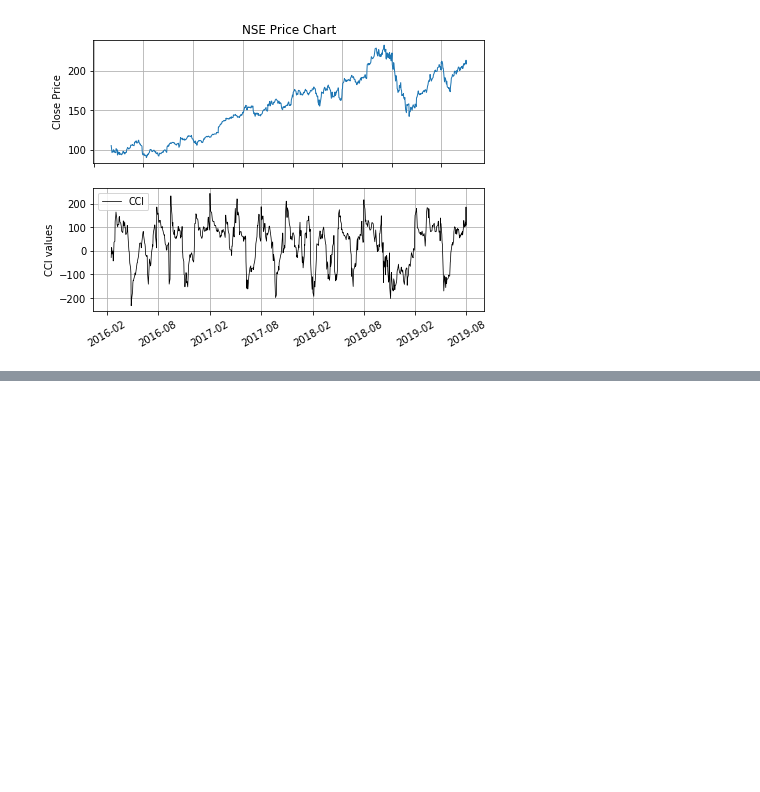
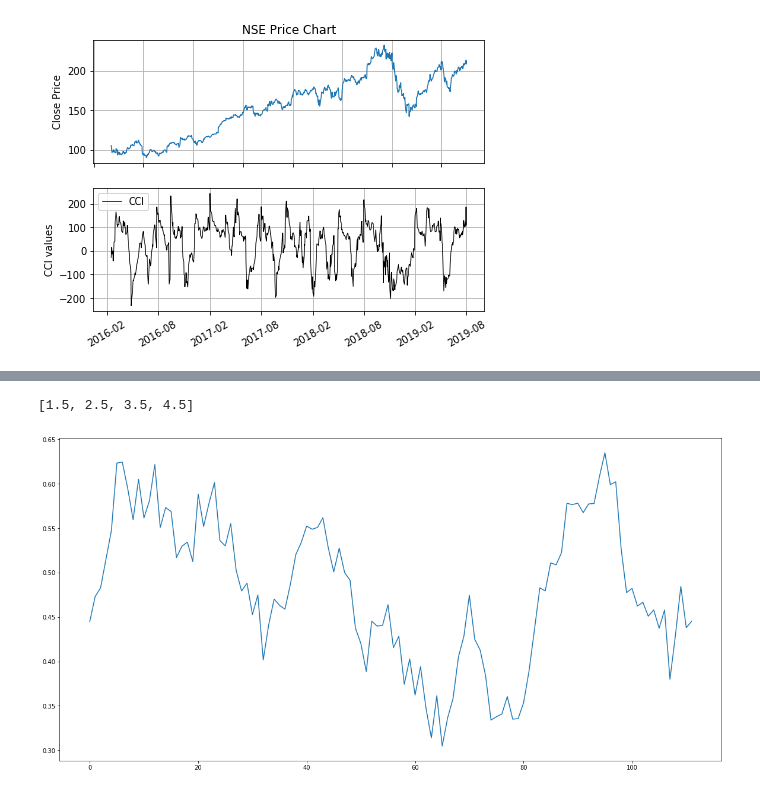
Before and after one commit to roshanr11/Deep-Learning-for-Trading-RNN-LSTMs-getRichWithStocks.py, a Jupyter notebook: v1mainstockfile_notebookversion.ipynb, the cells around one changed output, grey strips where cells are left out. Cells and saved outputs as stored; diff of their text form; code cells hidden in the pictures; blank space fills up the shorter version.

Commit message:
yay got some basic UI working

```diff
--- a/v1mainstockfile_notebookversion.ipynb
+++ b/v1mainstockfile_notebookversion.ipynb
@@ -124,6 +133,8 @@ def calcMA(data, numDays, calcType):
 
         data = data.join(exp)
         return data
+    else:
+        raise Exception("Type of moving average calculation unspecified... please choose either 'simple' or 'exponential'")
 # %%
 # def stochasticK(close, low, high, n):
 #     STOK = ((close - pd.rolling_min(low, n)) / (pd.rolling_max(high, n) - pd.rolling_min(low, n))) * 100
@@ -583,7 +592,8 @@ jawnson()
 
 
 def createPrediction(data, epochs):
-
+    data = calcMA(data, 5, 'simple') # append 5 day simple moving average colum under ['SMA'] to
+                                     # stock data df using previously written function
 
     closeData = data['Close']
     timeData = list(range(len(data.index.values) + 1))
@@ -683,6 +693,16 @@ def createPrediction(data, epochs):
 
 
     # plt.plot(pd.Series(preds))
-def plotPrediction(data, epochs):
-    preds = createPrediction(data, epochs)
-    plt.plot(pd.Series(preds))
+def plotPrediction(data, numDays):
+    # TODO: [11/25 3:33 PM] create function to denormalize prediction data after prediction
+    # ^basically unsqueeze the data from 0-1 values to original values using this equation
+    # https://stackoverflow.com/questions/32888108/denormalization-of-predicted-data-in-neural-networks
+
+
+    preds = createPrediction(data, 5)
+#     print("ma list:", calcMAforPlots(preds, 5))
+#     print(pd.Series(preds))
+    maPreds = calcMAforPlots(preds, 10)
+#     plt.plot(pd.Series(preds))
+    plt.plot(pd.Series(maPreds))
+    plt.show()
@@ -688,0 +716,8 @@ def plotPrediction(data, epochs):
+# %%
+calcMAforPlots([1, 2, 3, 4, 5], 2)
+# %% [output]
+[1.5, 2.5, 3.5, 4.5]
+# %%
+plotPrediction(data, 5)
+# %% [output]
+[figure, added]
```
Also changed, not shown: parts of 12 cells of this notebook, 1 other file.
